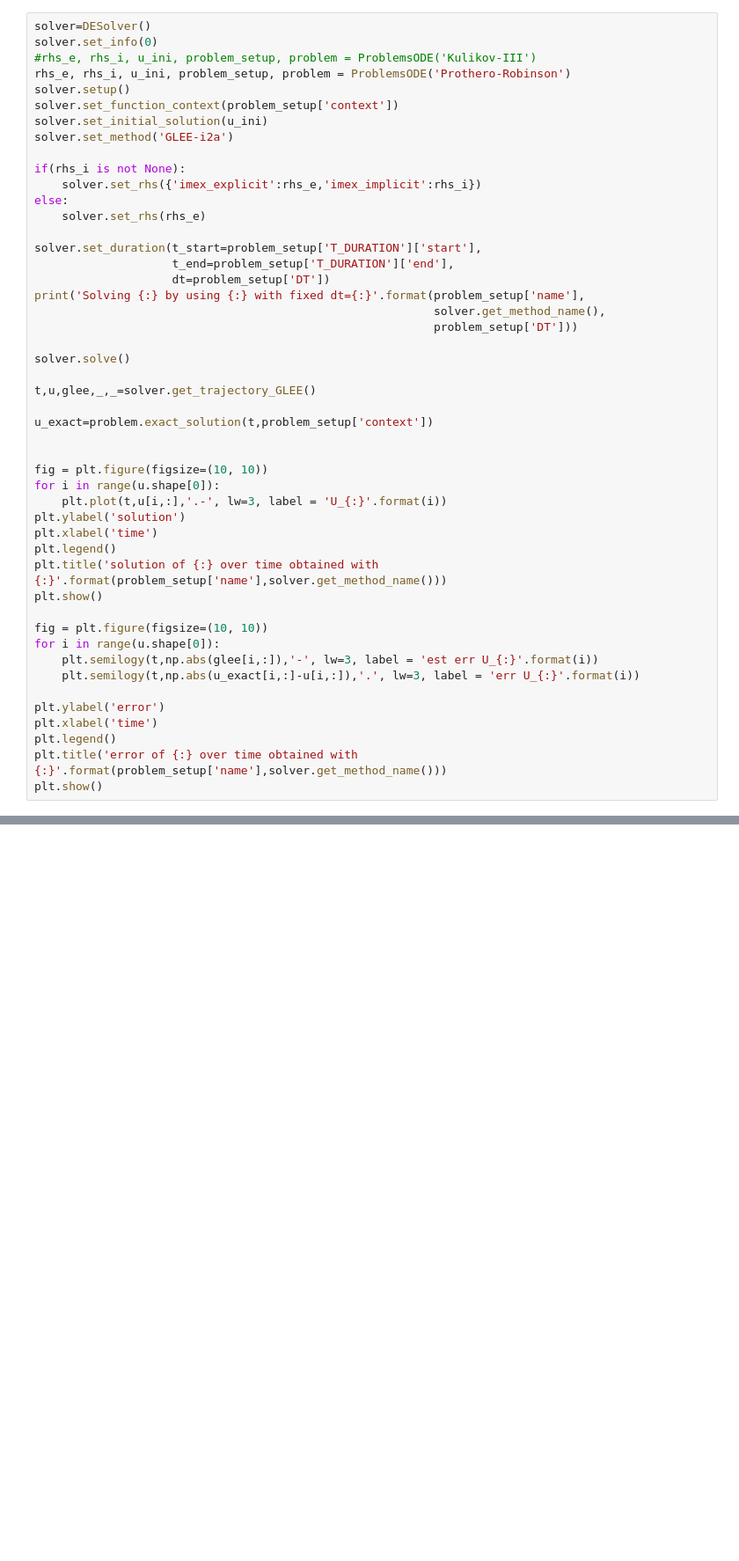
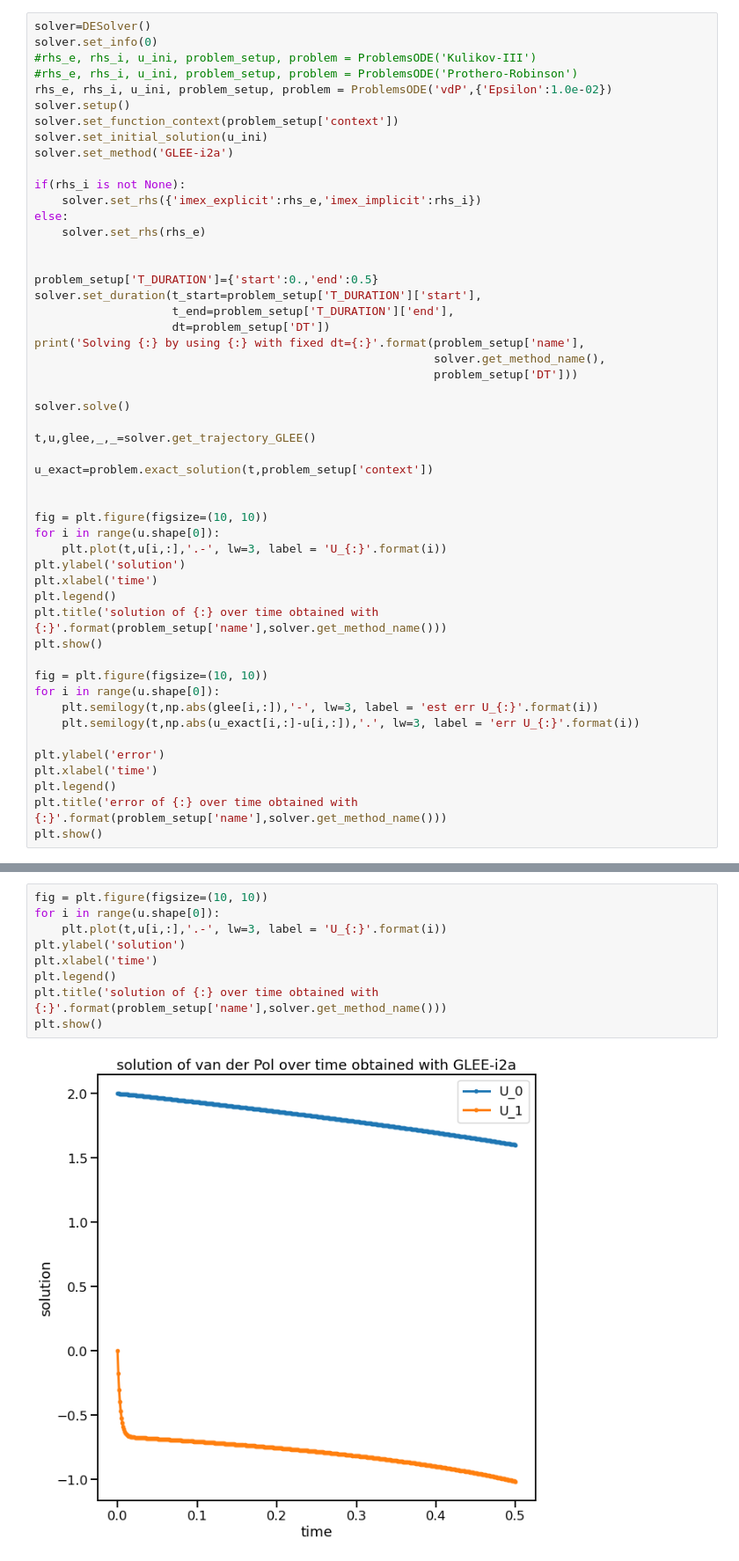
Before and after one commit to emconsta/desolve, a Jupyter notebook: notebooks/TestImplicitGLEE.ipynb, the cells around one changed output, grey strips where cells are left out. Shown at 88% size. Cells and saved outputs as stored; diff of their text form; blank space fills up the shorter version.

```diff
--- a/notebooks/TestImplicitGLEE.ipynb
+++ b/notebooks/TestImplicitGLEE.ipynb
@@ -13,7 +13,8 @@ sns.set_context("talk", font_scale=1.) # "talk"
 solver=DESolver()
 solver.set_info(0)
 #rhs_e, rhs_i, u_ini, problem_setup, problem = ProblemsODE('Kulikov-III')
-rhs_e, rhs_i, u_ini, problem_setup, problem = ProblemsODE('Prothero-Robinson')
+#rhs_e, rhs_i, u_ini, problem_setup, problem = ProblemsODE('Prothero-Robinson')
+rhs_e, rhs_i, u_ini, problem_setup, problem = ProblemsODE('vdP',{'Epsilon':1.0e-02})
 solver.setup()
 solver.set_function_context(problem_setup['context'])
 solver.set_initial_solution(u_ini)
@@ -24,6 +25,8 @@ if(rhs_i is not None):
 else:
     solver.set_rhs(rhs_e)
 
+
+problem_setup['T_DURATION']={'start':0.,'end':0.5}
 solver.set_duration(t_start=problem_setup['T_DURATION']['start'],
                     t_end=problem_setup['T_DURATION']['end'],
                     dt=problem_setup['DT'])
@@ -64,0 +66,11 @@ Solving Prothero-Robinson by using GLEE-i2a with fixed dt=0.01
+# %%
+fig = plt.figure(figsize=(10, 10))
+for i in range(u.shape[0]):
+    plt.plot(t,u[i,:],'.-', lw=3, label = 'U_{:}'.format(i))
+plt.ylabel('solution')
+plt.xlabel('time')
+plt.legend()
+plt.title('solution of {:} over time obtained with {:}'.format(problem_setup['name'],solver.get_method_name()))
+plt.show()
+# %% [output]
+[figure, added]
```
Also changed, not shown: parts of 1 cell of this notebook, 10 other files.
